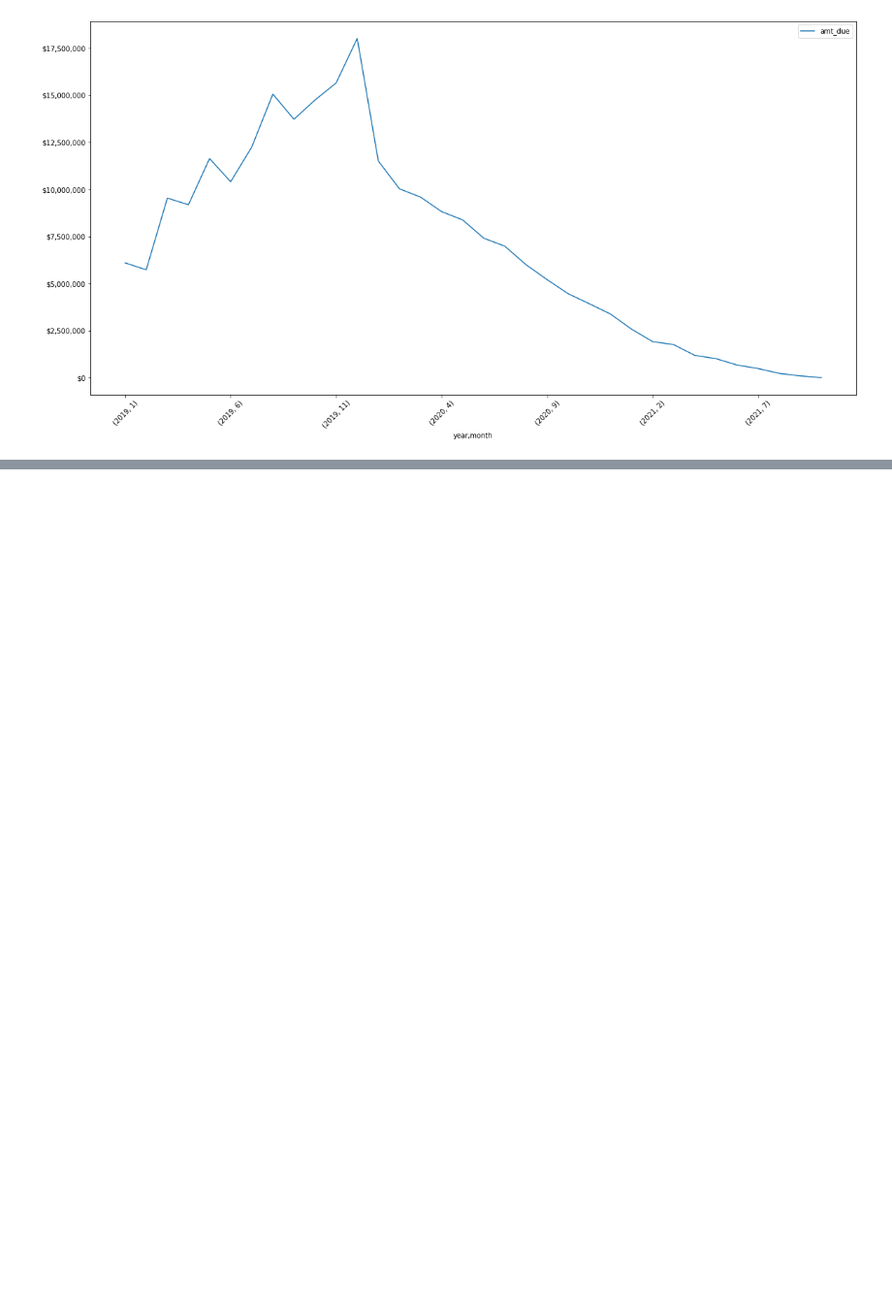
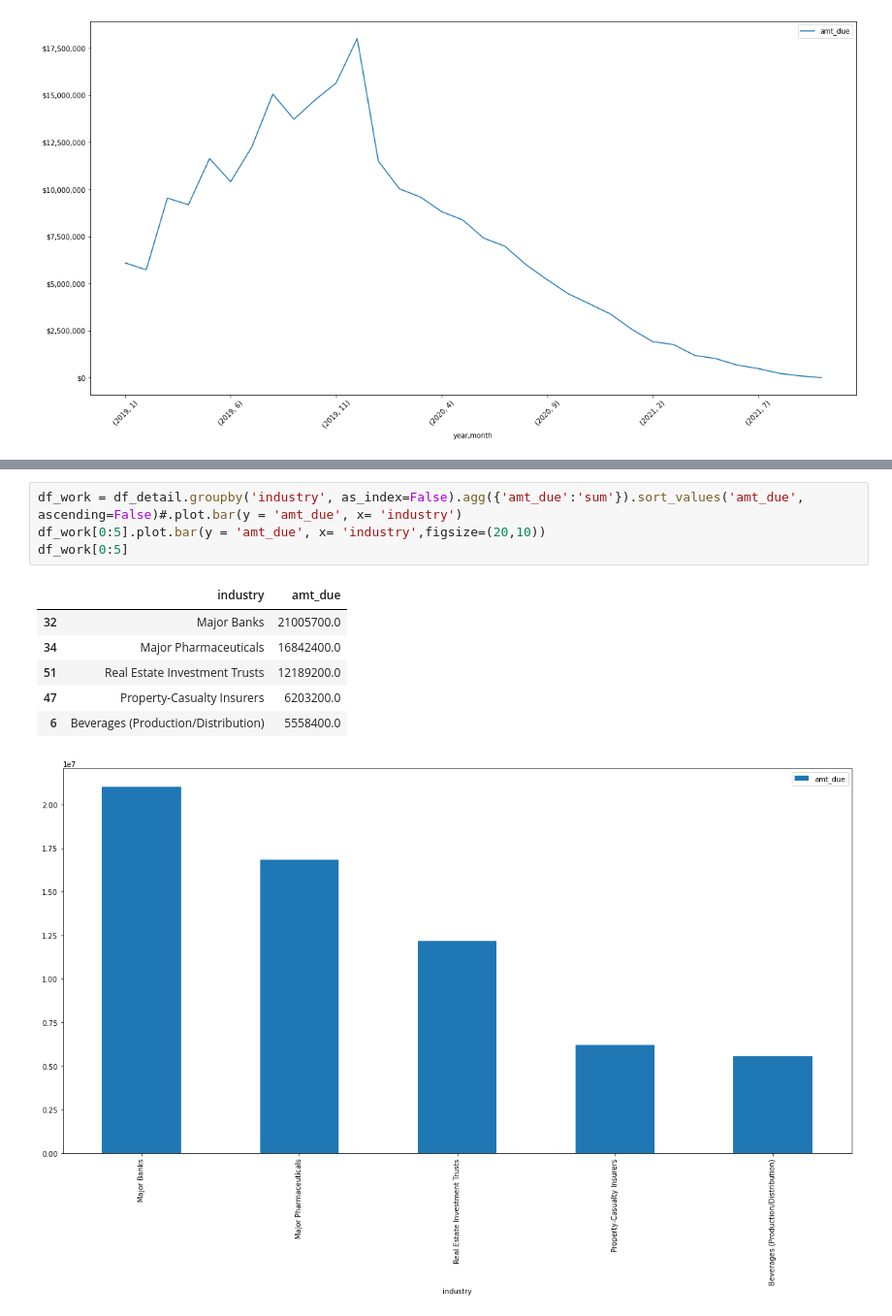
Before and after one commit to rpe1001/consulting_visuals, a Jupyter notebook: notebooks/Visualization of Data.ipynb, the cells around one changed output, grey strips where cells are left out. Shown at 97% size. Saved outputs shown, nothing was run; the diff lists cells and outputs as text; blank space fills up the shorter version.

Commit message:
Ryan's Graph
Industry total contract amount due

```diff
--- a/notebooks/Visualization of Data.ipynb
+++ b/notebooks/Visualization of Data.ipynb
@@ -95,0 +100,12 @@ plt.xticks(rotation=45)
+# %%
+df_work = df_detail.groupby('industry', as_index=False).agg({'amt_due':'sum'}).sort_values('amt_due', ascending=False)#.plot.bar(y = 'amt_due', x= 'industry')
+df_work[0:5].plot.bar(y = 'amt_due', x= 'industry',figsize=(20,10))
+df_work[0:5]
+# %% [output]
+|  | industry | amt_due |
+| 32 | Major Banks | 21005700.0 |
+| 34 | Major Pharmaceuticals | 16842400.0 |
+| 51 | Real Estate Investment Trusts | 12189200.0 |
+| 47 | Property-Casualty Insurers | 6203200.0 |
+| 6 | Beverages (Production/Distribution) | 5558400.0 |
+[figure, added]
```
Also changed, not shown: parts of 3 cells of this notebook.
